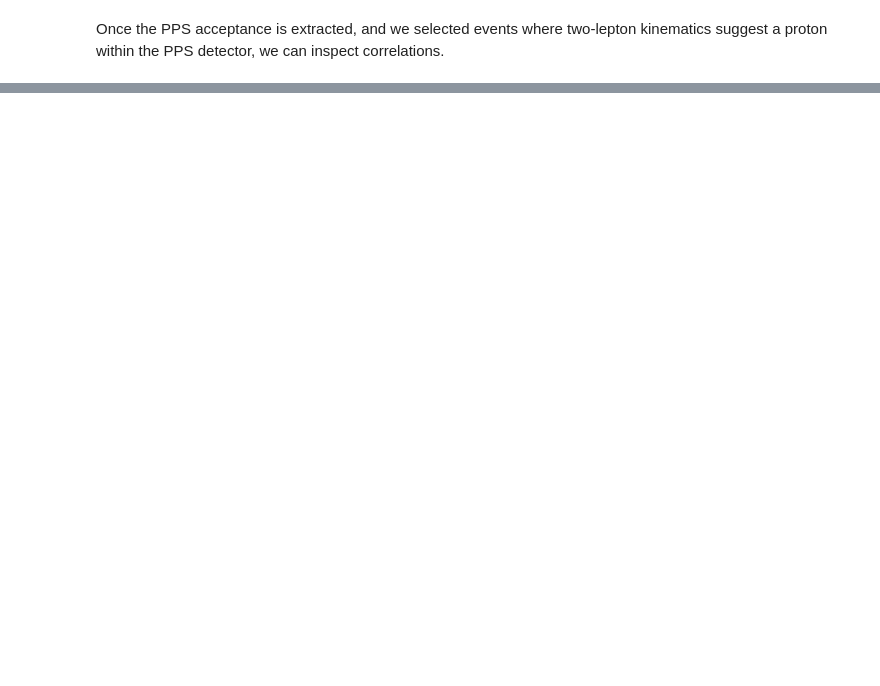
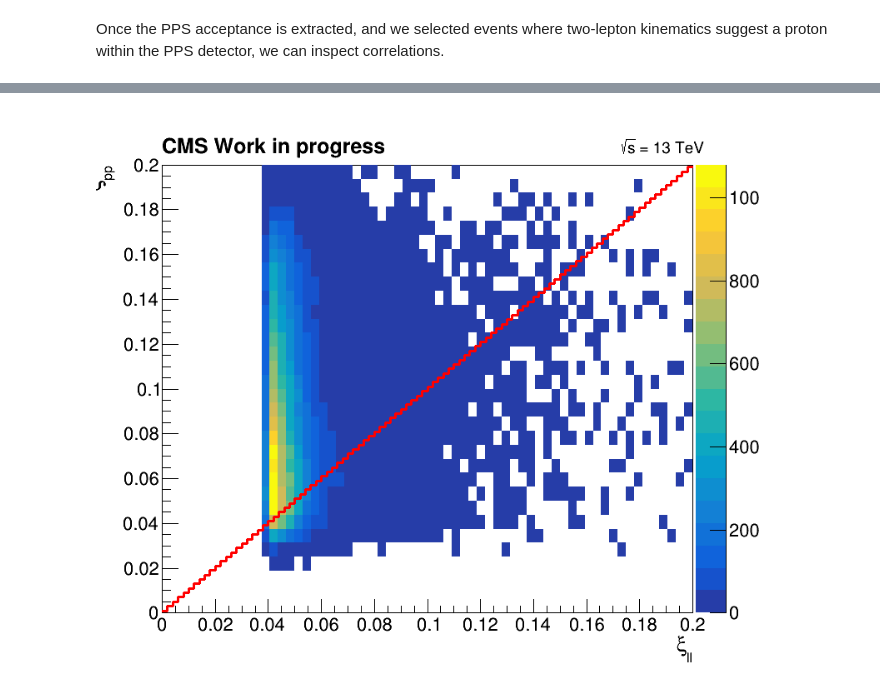
Before and after one commit to CloudPyRDF/sample_pps_analysis, a Jupyter notebook: exclusive-dilep/PrepareDataFrames.ipynb, the cells around one changed output, grey strips where cells are left out. Saved outputs shown, nothing was run; the diff lists cells and outputs as text; code cells hidden in the pictures; blank space fills up the shorter version.

```diff
--- a/exclusive-dilep/PrepareDataFrames.ipynb
+++ b/exclusive-dilep/PrepareDataFrames.ipynb
@@ -360,19 +366,9 @@ c.SaveAs("correlation_negative_arm.pdf")
 h_xi1_2D = df_dimu_sel_pro1_withll.Histo2D(("negXi_2D", ";#xi_{ll};#xi_{pp}", 64, 0., 0.2, 32, 0., 0.2), "xi1_ll", "xi_pr1");
 # %%
  # Produce plots
-ROOT.gStyle.SetOptStat(0); ROOT.gStyle.SetTextFont(42)
-c = ROOT.TCanvas("c", "", 800, 700)
-
-h_xi1_2D.GetXaxis().SetTitleSize(0.04)
-h_xi1_2D.GetYaxis().SetTitleSize(0.04)
-h_xi1_2D.Draw('colz')
-
+c=PlotMe(h_xi1_2D,'colz')
+c.Draw('colz')
 line=ROOT.TF1('line','x',0,0.2)
 line.SetLineWidth(3); line.Draw('sames')
-
-label = ROOT.TLatex(); label.SetNDC(True)
-label.SetTextSize(0.040); label.DrawLatex(0.100, 0.920, "#bf{CMS Work in progress}")
-label.SetTextSize(0.030); label.DrawLatex(0.790, 0.920, "#sqrt{s} = 13 TeV")
-
-c.Draw()
 c.SaveAs("correlation_negative_arm_2D.pdf")
+# %% [output]
@@ -378,0 +377 @@ c.SaveAs("correlation_negative_arm_2D.pdf")
+[figure, added]
```
Also changed, not shown: parts of 14 cells of this notebook, 2 other files.
